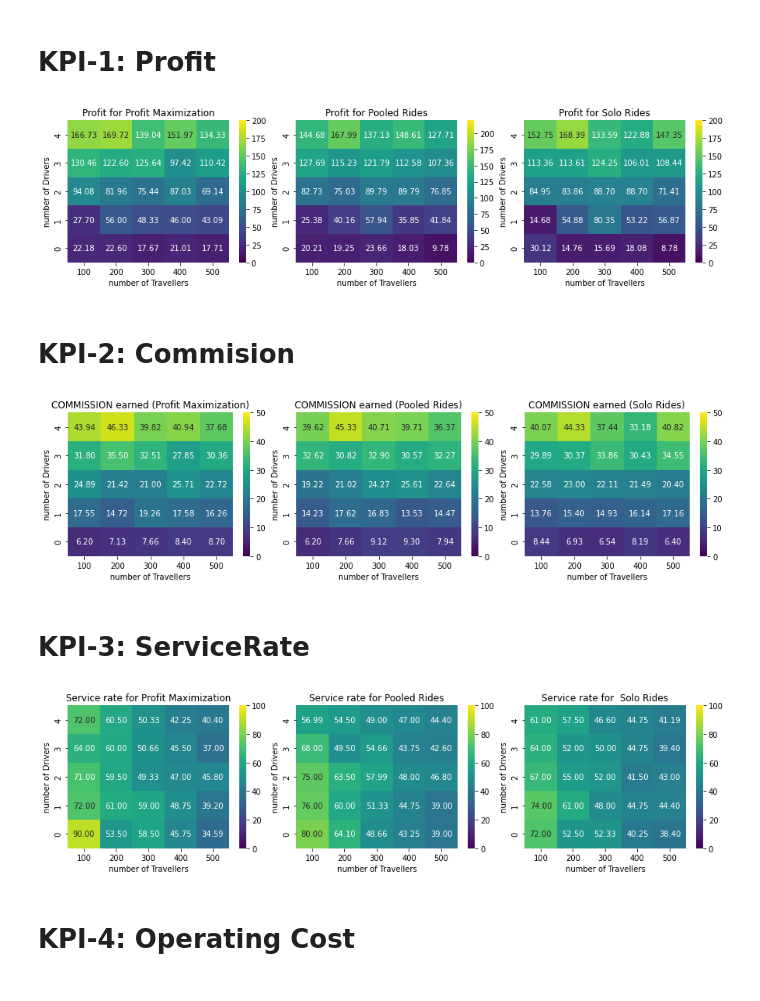
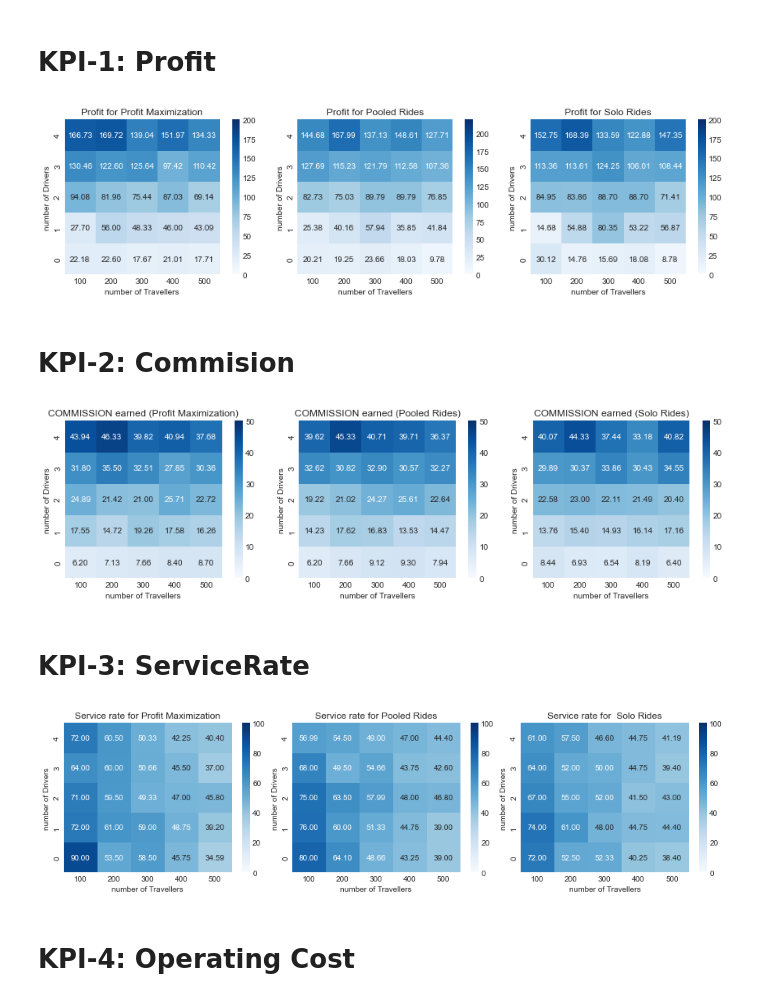
Before and after one commit to Jagiellonian-University/MaaSSim, a Jupyter notebook: docs/tutorials/Simulation-Plotting.ipynb, the cells around one changed output. Cells and saved outputs as stored; diff of their text form; code cells hidden in the pictures.

Commit message:
plotting

```diff
--- a/docs/tutorials/Simulation-Plotting.ipynb
+++ b/docs/tutorials/Simulation-Plotting.ipynb
@@ -8,37 +8,37 @@ import seaborn as sns
 
 plt.rcParams["figure.figsize"] = [12.50, 3.50]
 plt.rcParams["figure.autolayout"] = True
 
 solo = pd.read_csv('D:/Development/GitHub-ProjectV2.0/MaaSSim/docs/tutorials/Results/Simulation/Driver/KPI-1-Profit/KPI2_Solo-Rides.csv')
 solo=solo.drop('0',axis='columns')
 
 profitmax =pd.read_csv('D:/Development/GitHub-ProjectV2.0/MaaSSim/docs/tutorials/Results/Simulation/Driver/KPI-1-Profit/KPI1_Profit-Maximization.csv')
 profitmax=profitmax.drop('0',axis='columns')
 
 pooled =pd.read_csv('D:/Development/GitHub-ProjectV2.0/MaaSSim/docs/tutorials/Results/Simulation/Driver/KPI-1-Profit/KPI3_Pooled-Rides.csv')
 pooled=pooled.drop('0',axis='columns')
 fig, (ax1, ax2, ax3) = plt.subplots(ncols=3)
 fig.subplots_adjust(wspace=1.01)
 
 
-s = sns.heatmap(profitmax, annot=True,  fmt=".2f", cmap='viridis', ax=ax1, vmin=0, vmax=200)
+s = sns.heatmap(profitmax, annot=True,  fmt=".2f", square = True, cbar = True, cmap='Blues', ax=ax1, vmin=0, vmax=200)
 s.set(xlabel='number of Travellers', ylabel='number of Drivers', title = 'Profit for Profit Maximization')
 s.invert_yaxis()
-s = sns.heatmap(pooled, annot=True, fmt=".2f", cmap='viridis', ax=ax2, vmin=0, vmax=220)
+s = sns.heatmap(pooled, annot=True, fmt=".2f", square = True, cbar = True, cmap='Blues', ax=ax2, vmin=0, vmax=220)
 s.set(xlabel='number of Travellers', ylabel='number of Drivers', title = 'Profit for Pooled Rides')
 s.invert_yaxis()
-s = sns.heatmap(solo, annot=True, fmt=".2f", cmap='viridis', ax=ax3,  vmin=0, vmax=200)
+s = sns.heatmap(solo, annot=True, fmt=".2f", square = True, cbar = True, cmap='Blues', ax=ax3,  vmin=0, vmax=200)
 s.set(xlabel='number of Travellers', ylabel='number of Drivers', title = 'Profit for Solo Rides')
 s.invert_yaxis()
 txt="I need the caption to be present a little below X-axis"
 #ax3.yaxis.tick_right()
 
 
 fig.subplots_adjust(wspace=0.001)
 plt.show()
 #fig.savefig('ServiceRate.png', dpi=600)
 # %% [output]
-[figure, old version]
+[figure, new version]
 # %% [markdown]
 # KPI-2: Commision
 # %%
@@ -62,13 +62,13 @@ fig, (ax1, ax2, ax3) = plt.subplots(ncols=3)
 fig.subplots_adjust(wspace=1.01)
 
 
-s = sns.heatmap(profitmax, annot=True,  fmt=".2f", cmap='viridis', ax=ax1, vmin=0, vmax=50)
+s = sns.heatmap(profitmax, annot=True,  fmt=".2f", square = True, cbar = True, cmap='Blues', ax=ax1, vmin=0, vmax=50)
 s.set(xlabel='number of Travellers', ylabel='number of Drivers', title = 'COMMISSION earned (Profit Maximization)')
 s.invert_yaxis()
-s = sns.heatmap(pooled, annot=True, fmt=".2f", cmap='viridis', ax=ax2, vmin=0, vmax=50)
+s = sns.heatmap(pooled, annot=True, fmt=".2f", square = True, cbar = True, cmap='Blues', ax=ax2, vmin=0, vmax=50)
 s.set(xlabel='number of Travellers', ylabel='number of Drivers', title = 'COMMISSION earned (Pooled Rides)')
 s.invert_yaxis()
-s = sns.heatmap(solo, annot=True, fmt=".2f", cmap='viridis', ax=ax3,  vmin=0, vmax=50)
+s = sns.heatmap(solo, annot=True, fmt=".2f", square = True, cbar = True, cmap='Blues', ax=ax3,  vmin=0, vmax=50)
 s.set(xlabel='number of Travellers', ylabel='number of Drivers', title = 'COMMISSION earned (Solo Rides)')
 s.invert_yaxis()
 txt="I need the caption to be present a little below X-axis"
@@ -79,7 +79,7 @@ fig.subplots_adjust(wspace=0.001)
 plt.show()
 #fig.savefig('ServiceRate.png', dpi=600)
 # %% [output]
-[figure, old version]
+[figure, new version]
 # %% [markdown]
 # KPI-3: ServiceRate
 # %%
@@ -87,6 +87,10 @@ import matplotlib.pyplot as plt
 import numpy as np
 import pandas as pd
 import seaborn as sns
+
+plt.style.use('seaborn-whitegrid')
+font = {'size'   : 10}
+
 
 plt.rcParams["figure.figsize"] = [12.50, 3.50]
 plt.rcParams["figure.autolayout"] = True
@@ -102,24 +106,25 @@ pooled=pooled.drop('0',axis='columns')
 fig, (ax1, ax2, ax3) = plt.subplots(ncols=3)
 fig.subplots_adjust(wspace=1.01)
 
+#sns.heatmap(veh_kpis, cmap="Blues", ax = axes[1], square = True, cbar = True, cbar_ax = cbar_ax)
 
-s = sns.heatmap(profitmax, annot=True,  fmt=".2f", cmap='viridis', ax=ax1, vmin=0, vmax=100)
+s = sns.heatmap(profitmax, annot=True,  fmt=".2f", cmap='Blues', ax=ax1, vmin=0, vmax=100)
 s.set(xlabel='number of Travellers', ylabel='number of Drivers', title = 'Service rate for Profit Maximization')
 s.invert_yaxis()
-s = sns.heatmap(pooled, annot=True, fmt=".2f", cmap='viridis', ax=ax2, vmin=0, vmax=100)
+s = sns.heatmap(pooled, annot=True, fmt=".2f", cmap='Blues', ax=ax2, vmin=0, vmax=100)
 s.set(xlabel='number of Travellers', ylabel='number of Drivers', title = 'Service rate for Pooled Rides')
 s.invert_yaxis()
-s = sns.heatmap(solo, annot=True, fmt=".2f", cmap='viridis', ax=ax3,  vmin=0, vmax=100)
+s = sns.heatmap(solo, annot=True, fmt=".2f", cmap='Blues', ax=ax3,  vmin=0, vmax=100)
 s.set(xlabel='number of Travellers', ylabel='number of Drivers', title = 'Service rate for  Solo Rides')
 s.invert_yaxis()
 txt="I need the caption to be present a little below X-axis"
 #ax3.yaxis.tick_right()
 
-
+#veh_kpis[]
 fig.subplots_adjust(wspace=0.001)
 plt.show()
 #fig.savefig('ServiceRate.png', dpi=600)
 # %% [output]
-[figure, old version]
+[figure, new version]
 # %% [markdown]
 # KPI-4: Operating Cost
```
